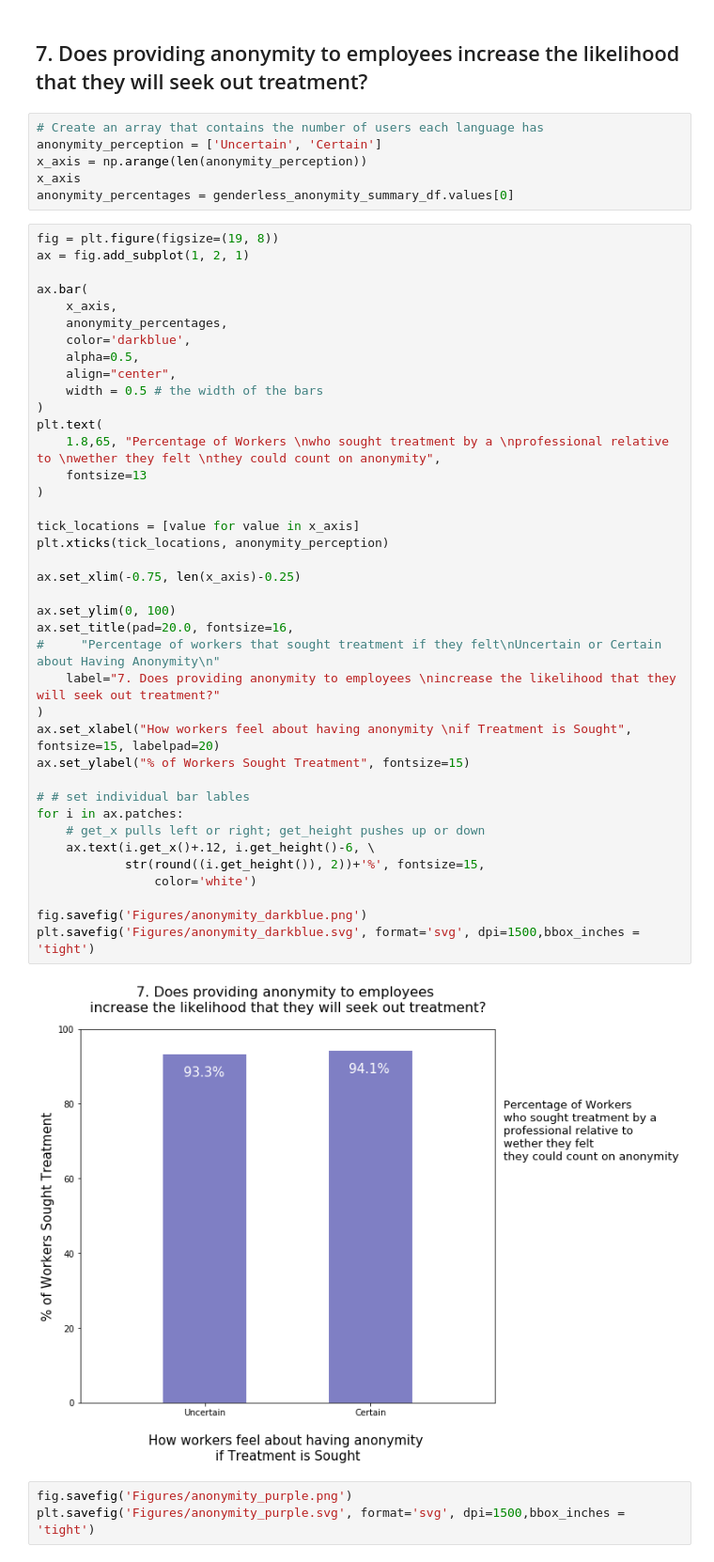
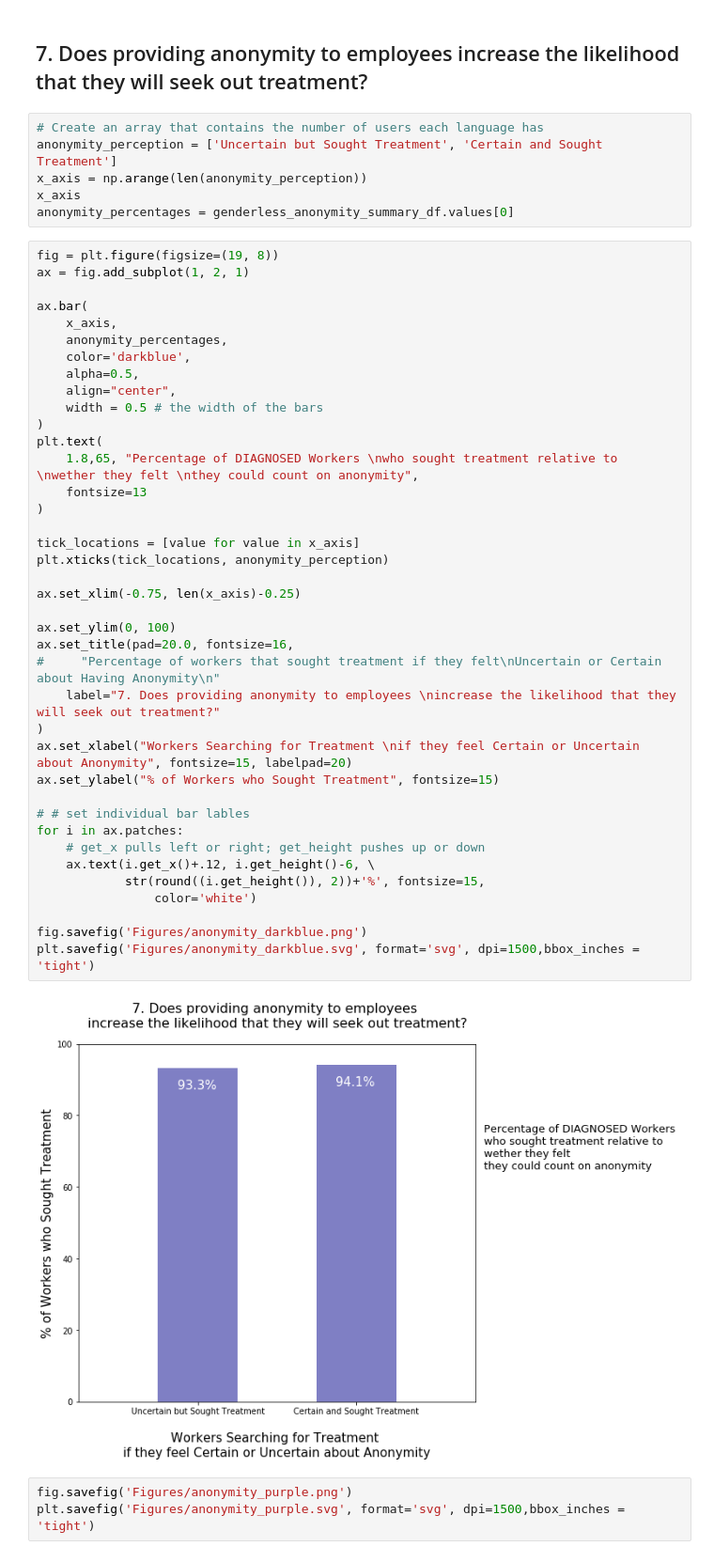
Before and after one commit to gnavneetg/BootCampG5, a Jupyter notebook: MauriciosNotebook/genders_anonymity.ipynb, the cells around one changed output. Shown at 94% size. Drawn from its saved outputs; the diff is of its cells as text.

Commit message:
added readme cleaned up images

```diff
--- a/MauriciosNotebook/genders_anonymity.ipynb
+++ b/MauriciosNotebook/genders_anonymity.ipynb
@@ -373,7 +373,7 @@ genderless_anonymity_summary_df
 ## 7. Does providing anonymity to employees increase the likelihood that they will seek out treatment?
 # %%
 # Create an array that contains the number of users each language has
-anonymity_perception = ['Uncertain', 'Certain']
+anonymity_perception = ['Uncertain but Sought Treatment', 'Certain and Sought Treatment']
 x_axis = np.arange(len(anonymity_perception))
 x_axis
 anonymity_percentages = genderless_anonymity_summary_df.values[0]
@@ -387,37 +387,37 @@ ax.bar(
     color='darkblue',
     alpha=0.5,
     align="center",
     width = 0.5 # the width of the bars
 )
 plt.text(
-    1.8,65, "Percentage of Workers \nwho sought treatment by a \nprofessional relative to \nwether they felt \nthey could count on anonymity",
+    1.8,65, "Percentage of DIAGNOSED Workers \nwho sought treatment relative to \nwether they felt \nthey could count on anonymity",
     fontsize=13
 )
 
 tick_locations = [value for value in x_axis]
 plt.xticks(tick_locations, anonymity_perception)
 
 ax.set_xlim(-0.75, len(x_axis)-0.25)
 
 ax.set_ylim(0, 100)
 ax.set_title(pad=20.0, fontsize=16,
 #     "Percentage of workers that sought treatment if they felt\nUncertain or Certain about Having Anonymity\n"
     label="7. Does providing anonymity to employees \nincrease the likelihood that they will seek out treatment?"
 )
-ax.set_xlabel("How workers feel about having anonymity \nif Treatment is Sought", fontsize=15, labelpad=20)
-ax.set_ylabel("% of Workers Sought Treatment", fontsize=15)
+ax.set_xlabel("Workers Searching for Treatment \nif they feel Certain or Uncertain about Anonymity", fontsize=15, labelpad=20)
+ax.set_ylabel("% of Workers who Sought Treatment", fontsize=15)
 
 # # set individual bar lables
 for i in ax.patches:
     # get_x pulls left or right; get_height pushes up or down
     ax.text(i.get_x()+.12, i.get_height()-6, \
             str(round((i.get_height()), 2))+'%', fontsize=15,
                 color='white')
 
 fig.savefig('Figures/anonymity_darkblue.png')
 plt.savefig('Figures/anonymity_darkblue.svg', format='svg', dpi=1500,bbox_inches = 'tight')
 # %% [output]
-[figure, old version]
+[figure, new version]
 # %%
 fig.savefig('Figures/anonymity_purple.png')
 plt.savefig('Figures/anonymity_purple.svg', format='svg', dpi=1500,bbox_inches = 'tight')
```
Also changed, not shown: 4 other files.
